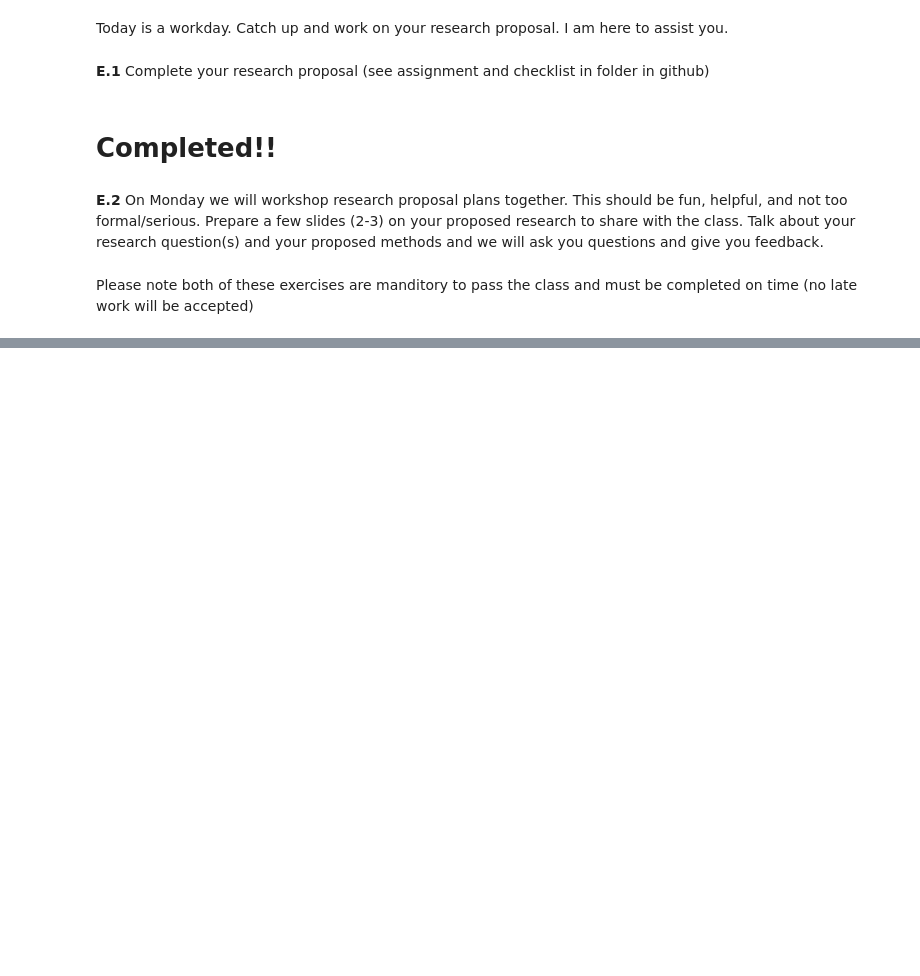
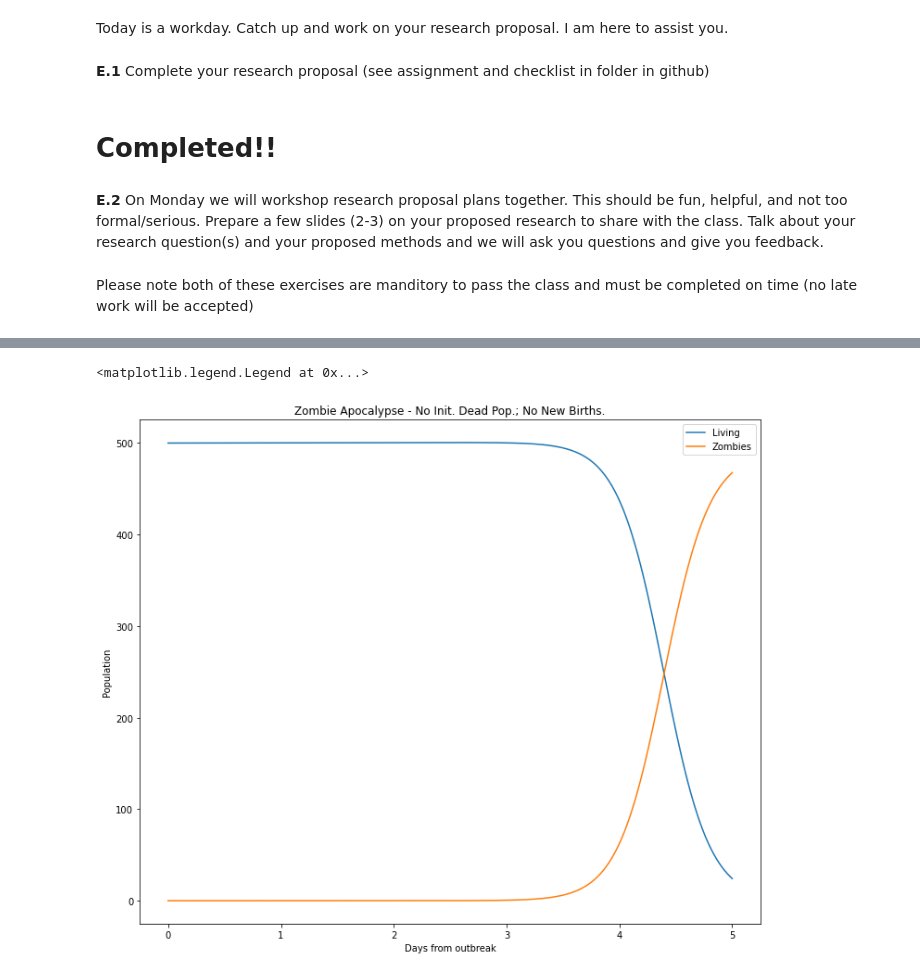
Before and after one commit to chsharrison/IntroSciComp_S2021, a Jupyter notebook: Rocio Hernandez/Lab11.2_reserach_proposals.ipynb, the cells around one changed output, grey strips where cells are left out. Drawn from its saved outputs; the diff is of its cells as text; code cells hidden in the pictures; blank space fills up the shorter version.

```diff
--- a/Rocio Hernandez/Lab11.2_reserach_proposals.ipynb
+++ b/Rocio Hernandez/Lab11.2_reserach_proposals.ipynb
@@ -122,0 +222,45 @@ Please note both of these exercises are manditory to pass the class and must be
+# %%
+plt.ion()
+plt.rcParams['figure.figsize'] = 12, 10
+
+P = 0      # birth rate (Increased it to reflect post covid wild birth increase)
+d = 0.0001  # natural death percent (per day)
+B = 0.1  # transmission percent  (per day)  (Increased the tramission rate, lets says the zombie outbreak started within a massive school function. muahahah. )
+G = 0.0001  # resurect percent (per day)
+A = 0.0001  # destroy percent  (per day)  (increased this as well)
+
+# solve the system dy/dt = f(y, t)
+def f(y, t):
+     Si = y[0]
+     Zi = y[1]
+     Ri = y[2]
+     # the model equations (see Munz et al. 2009)
+     f0 = P - B*Si*Zi - d*Si
+     f1 = B*Si*Zi + G*Ri - A*Si*Zi
+     f2 = d*Si + A*Si*Zi - G*Ri
+     return [f0, f1, f2]
+# %%
+# initial conditions
+S0 = 500.              # initial population
+Z0 = 0                 # initial zombie population
+R0 = 0                 # initial death population
+y0 = [S0, Z0, R0]     # initial condition vector
+t  = np.linspace(0, 5., 1000)         # time grid
+
+# solve the DEs
+soln = odeint(f, y0, t)
+S = soln[:, 0]
+Z = soln[:, 1]
+R = soln[:, 2]
+
+# plot results
+plt.figure()
+plt.plot(t, S, label='Living')
+plt.plot(t, Z, label='Zombies')
+plt.xlabel('Days from outbreak')
+plt.ylabel('Population')
+plt.title('Zombie Apocalypse - No Init. Dead Pop.; No New Births.')
+plt.legend(loc=0)
+# %% [output]
+<matplotlib.legend.Legend at 0x...>
+[figure, added]
```
Also changed, not shown: parts of 12 cells of this notebook.
